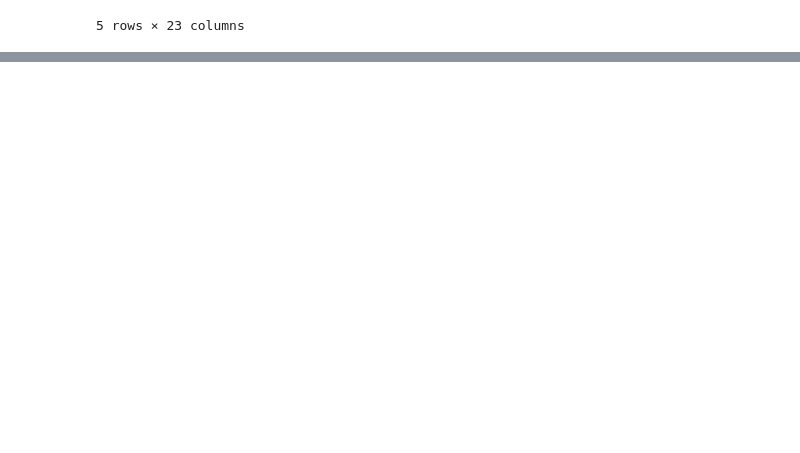
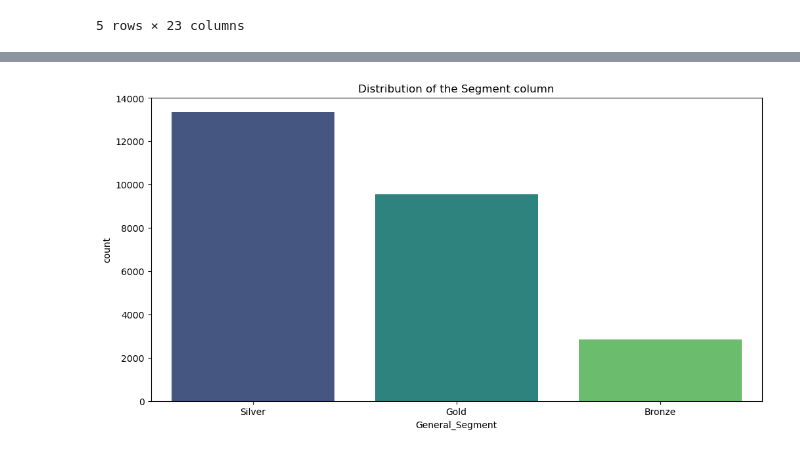
Before and after one commit to PeterBaraka/ml_fieldwork_lab, a Jupyter notebook: seg_preprocess.ipynb, the cells around one changed output, grey strips where cells are left out. Cells and saved outputs as stored; diff of their text form; code cells hidden in the pictures; blank space fills up the shorter version.

```diff
--- a/seg_preprocess.ipynb
+++ b/seg_preprocess.ipynb
@@ -793,0 +442,2 @@ RFM_Final.to_csv('./datasets/1_SEGMENTATION/RFM_Final.csv', index=False)
+# %%
+snapshot_date = df_agg['DATE'].max() + pd.DateOffset(days=1)
@@ -793,0 +470,4 @@ RFM_Final.to_csv('./datasets/1_SEGMENTATION/RFM_Final.csv', index=False)
+# %%
+# Add the L column to the RFM dataframe (Loyalty Score)
+RFM = RFM.merge(df_agg[['CUSTOMER_ID', 'L']], on = 'CUSTOMER_ID')
+RFM.head()
@@ -793,0 +510,6 @@ RFM_Final.to_csv('./datasets/1_SEGMENTATION/RFM_Final.csv', index=False)
+# %%
+def merge_rfm(x): return str(x['R']) + str(x['F']) + str(x['M'])
+RFM['RFM_Segment'] = RFM.apply(merge_rfm, axis=1)
+RFM['RFM_Score'] = RFM[['R', 'F', 'M']].sum(axis = 1)
+
+RFM.head()
@@ -793,0 +543,16 @@ RFM_Final.to_csv('./datasets/1_SEGMENTATION/RFM_Final.csv', index=False)
+# %%
+# Add the segment labels as Gold, Silver, Bronze based on the RFM_Score as segment_me
+def segment_me(df):
+    if df['RFM_Score'] >= 9:
+        return 'Gold'
+    elif (df['RFM_Score'] >= 5) and (df['RFM_Score'] < 9):
+        return 'Silver'
+    else:
+        return 'Bronze'
+
+RFM['General_Segment'] = RFM.apply(segment_me, axis=1)
+RFM.groupby('General_Segment').agg({
+    'Recency': 'mean',
+    'Frequency': 'mean',
+    'Monetary': ['mean', 'count']
+}).round(1)
@@ -793,0 +586,8 @@ RFM_Final.to_csv('./datasets/1_SEGMENTATION/RFM_Final.csv', index=False)
+# %%
+# Plot the distribution of the General_Segment column
+plt.figure(figsize=(12, 6))
+sns.countplot(data=RFM, x='General_Segment', palette='viridis')
+plt.title('Distribution of the Segment column')
+plt.show()
+# %% [output]
+[figure, added]
```
Also changed, not shown: parts of 74 cells of this notebook.
